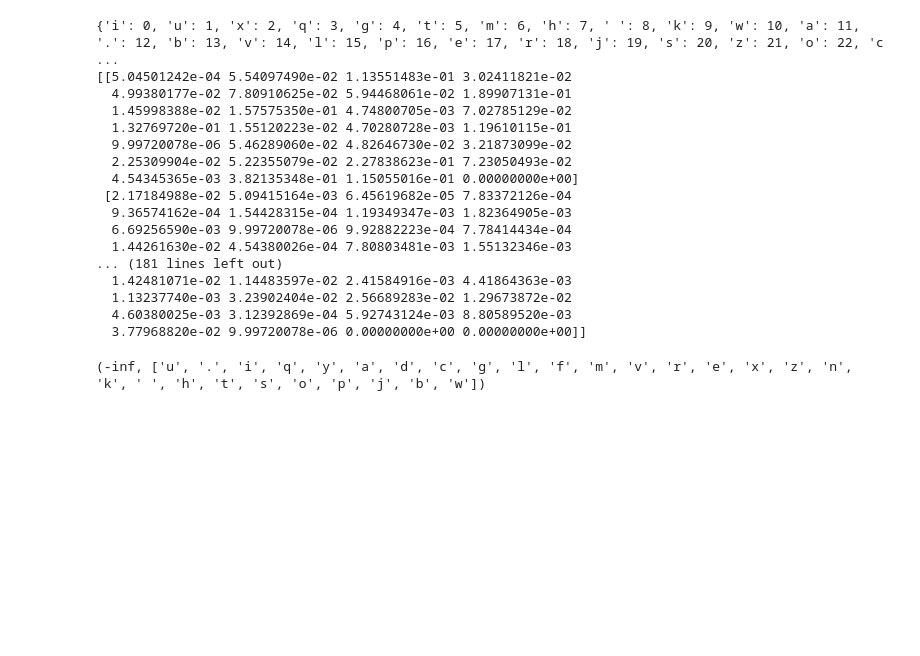
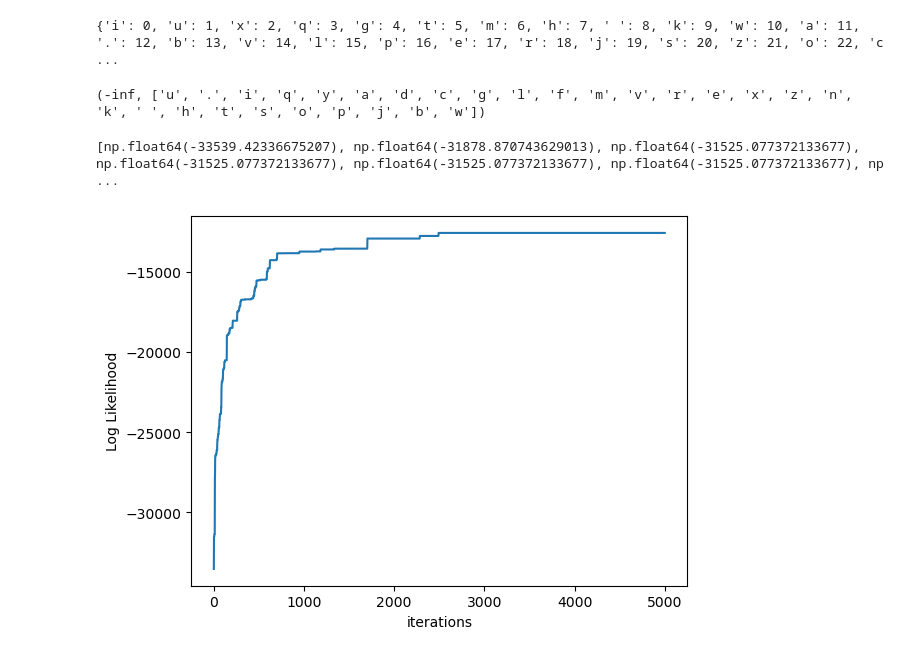
Before and after one commit to stephen-d-r-andrews/6780Project, a Jupyter notebook: starter.ipynb, the cells around one changed output. Cells and saved outputs as stored; diff of their text form; code cells hidden in the pictures; blank space fills up the shorter version.

Commit message:
faster alg, plot performance

```diff
--- a/starter.ipynb
+++ b/starter.ipynb
@@ -15,27 +15,10 @@ M = np.loadtxt("data/letter_transition_matrix.csv", delimiter = ",")
 inverse_perm = {c: i for i, c in enumerate(permutation)}
 print(inverse_perm)
 
-print(M)
 
 # r to m
 # %% [output]
 {'i': 0, 'u': 1, 'x': 2, 'q': 3, 'g': 4, 't': 5, 'm': 6, 'h': 7, ' ': 8, 'k': 9, 'w': 10, 'a': 11, '.': 12, 'b': 13, 'v': 14, 'l': 15, 'p': 16, 'e': 17, 'r': 18, 'j': 19, 's': 20, 'z': 21, 'o': 22, 'c ...
-[[5.04501242e-04 5.54097490e-02 1.13551483e-01 3.02411821e-02
-  4.99380177e-02 7.80910625e-02 5.94468061e-02 1.89907131e-01
-  1.45998388e-02 1.57575350e-01 4.74800705e-03 7.02785129e-02
-  1.32769720e-01 1.55120223e-02 4.70280728e-03 1.19610115e-01
-  9.99720078e-06 5.46289060e-02 4.82646730e-02 3.21873099e-02
-  2.25309904e-02 5.22355079e-02 2.27838623e-01 7.23050493e-02
-  4.54345365e-03 3.82135348e-01 1.15055016e-01 0.00000000e+00]
- [2.17184988e-02 5.09415164e-03 6.45619682e-05 7.83372126e-04
-  9.36574162e-04 1.54428315e-04 1.19349347e-03 1.82364905e-03
-  6.69256590e-03 9.99720078e-06 9.92882223e-04 7.78414434e-04
-  1.44261630e-02 4.54380026e-04 7.80803481e-03 1.55132346e-03
-... (181 lines left out)
-  1.42481071e-02 1.14483597e-02 2.41584916e-03 4.41864363e-03
-  1.13237740e-03 3.23902404e-02 2.56689283e-02 1.29673872e-02
-  4.60380025e-03 3.12392869e-04 5.92743124e-03 8.80589520e-03
-  3.77968820e-02 9.99720078e-06 0.00000000e+00 0.00000000e+00]]
 # %%
 #MH MCMC Algorithm
 def log_likelihood(perm, txt):
@@ -97,0 +123,15 @@ def MH(T):
+# %%
+_,_,p = MH_good(5000)
+
+print(p)
+# %% [output]
+[np.float64(-33539.42336675207), np.float64(-31878.870743629013), np.float64(-31525.077372133677), np.float64(-31525.077372133677), np.float64(-31525.077372133677), np.float64(-31525.077372133677), np ...
+# %%
+plt.figure()
+plt.plot(p)   # add markers if you like
+plt.xlabel('iterations')
+plt.ylabel('Log Likelihood')
+
+plt.show()
+# %% [output]
+[figure, added]
```
Also changed, not shown: parts of 1 cell of this notebook, 1 other file.
